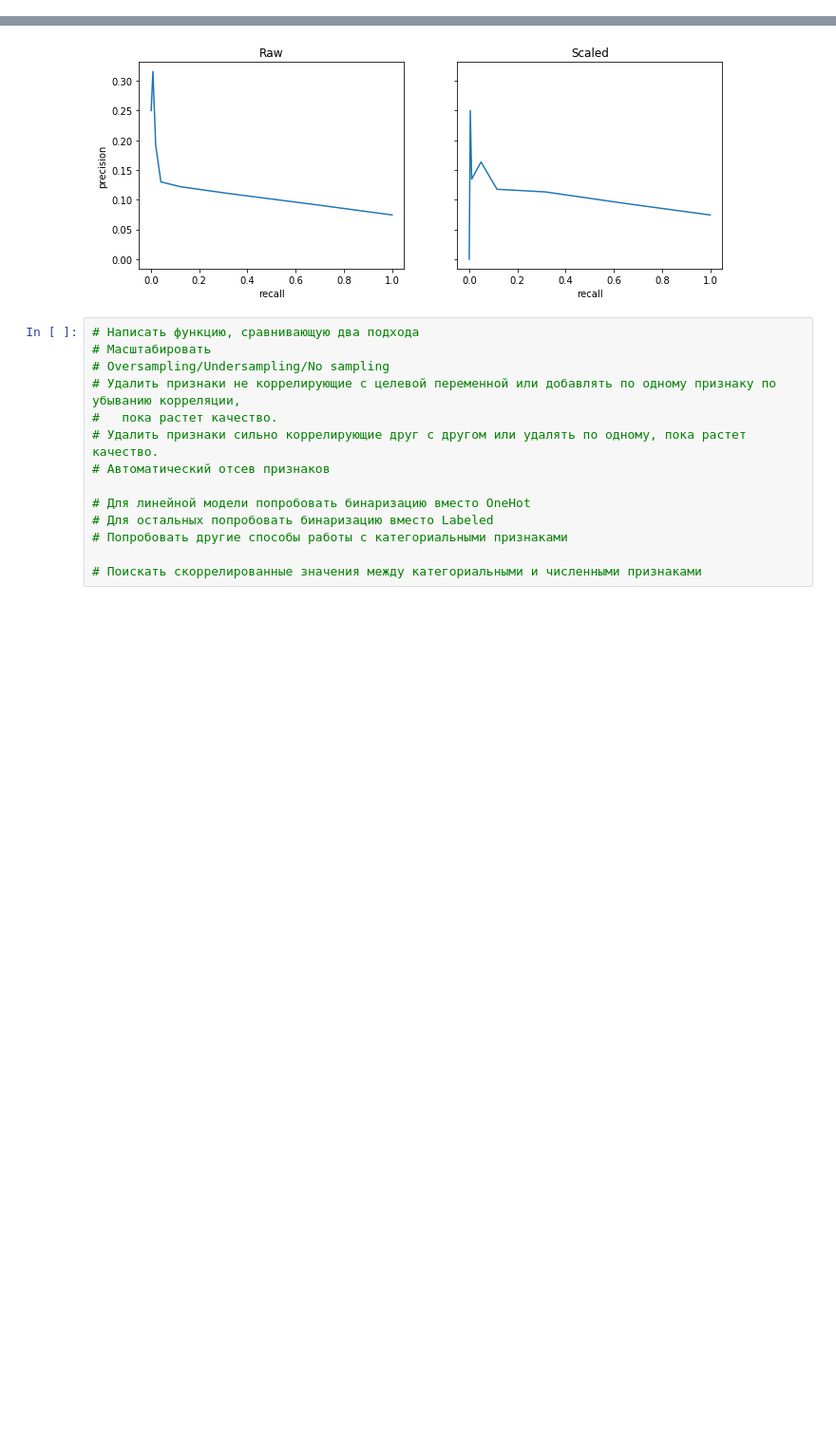
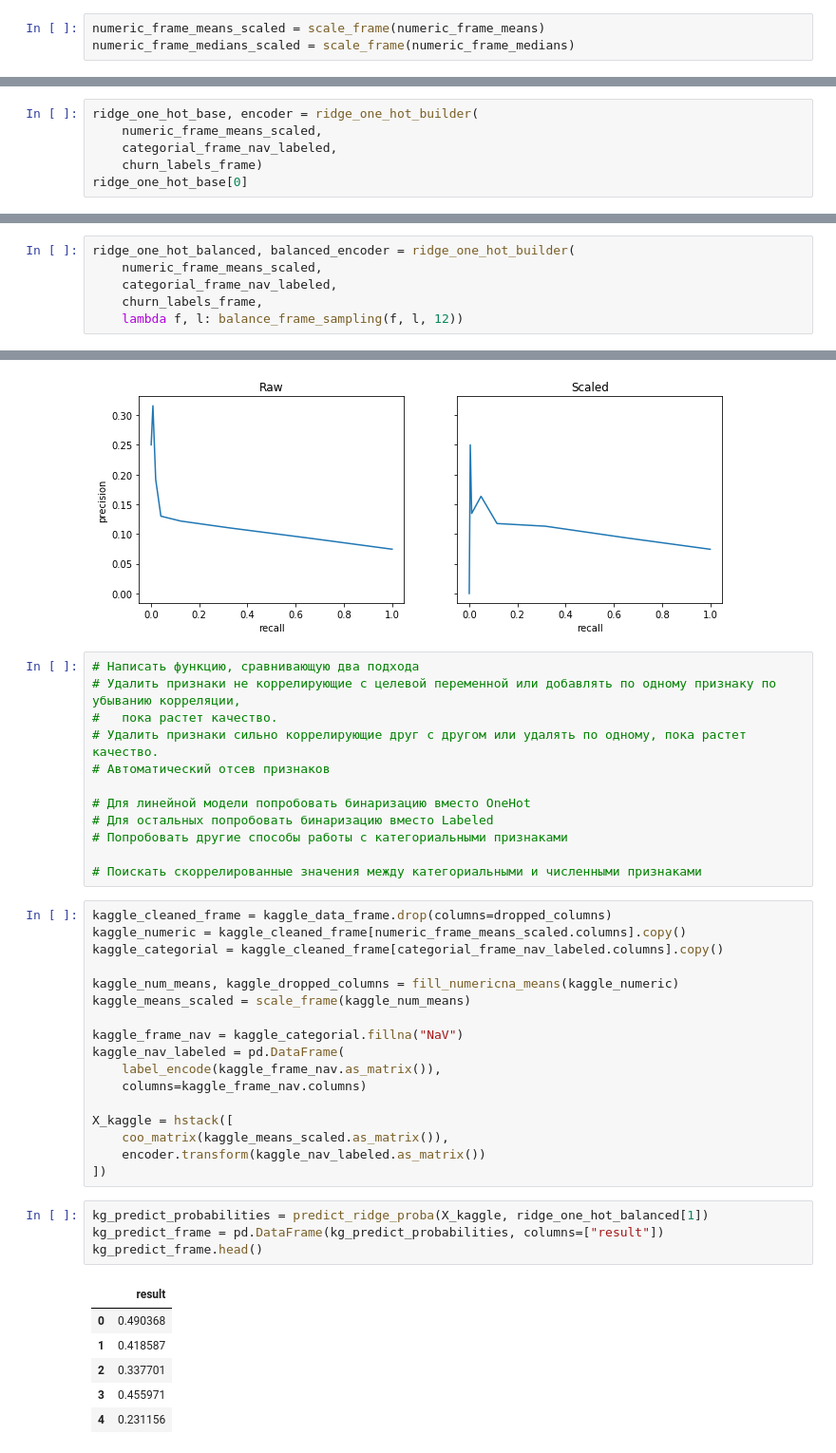
Before and after one commit to Agaspher20/DataAnalisysMipt, a Jupyter notebook: Python/6. DataAnalysisProject_Churn/week_4_competition.ipynb, the cells around one changed output, grey strips where cells are left out. Shown at 95% size. Saved outputs shown, nothing was run; the diff lists cells and outputs as text; blank space fills up the shorter version.

Commit message:
Added sampling Added code, which publish to kaggle

```diff
--- a/Python/6. DataAnalysisProject_Churn/week_4_competition.ipynb
+++ b/Python/6. DataAnalysisProject_Churn/week_4_competition.ipynb
@@ -120,3 +126,6 @@ numeric_frame_medians, dropped_na_numeric_columns = fill_numericna_medians(numer
+# %%
+numeric_frame_means_scaled = scale_frame(numeric_frame_means)
+numeric_frame_medians_scaled = scale_frame(numeric_frame_medians)
 # %% [markdown]
 Заполним пропущенные категориальные значения строками "NaV" (Not a value)
 # %%
@@ -303,0 +372,6 @@ def auc_roc(chart_data, ax, ax_index):
+# %%
+ridge_one_hot_base, encoder = ridge_one_hot_builder(
+    numeric_frame_means_scaled,
+    categorial_frame_nav_labeled,
+    churn_labels_frame)
+ridge_one_hot_base[0]
@@ -303,0 +401,6 @@ def auc_roc(chart_data, ax, ax_index):
+# %%
+ridge_one_hot_balanced, balanced_encoder = ridge_one_hot_builder(
+    numeric_frame_means_scaled,
+    categorial_frame_nav_labeled,
+    churn_labels_frame,
+    lambda f, l: balance_frame_sampling(f, l, 12))
@@ -376,8 +572,6 @@ charts_row(chart_models, auc_prc)
 [figure]
 # %%
 # Написать функцию, сравнивающую два подхода
-# Масштабировать
-# Oversampling/Undersampling/No sampling
 # Удалить признаки не коррелирующие с целевой переменной или добавлять по одному признаку по убыванию корреляции,
 #   пока растет качество.
 # Удалить признаки сильно коррелирующие друг с другом или удалять по одному, пока растет качество.
@@ -388,3 +582,31 @@ charts_row(chart_models, auc_prc)
 # Попробовать другие способы работы с категориальными признаками
 
 # Поискать скоррелированные значения между категориальными и численными признаками
+# %%
+kaggle_cleaned_frame = kaggle_data_frame.drop(columns=dropped_columns)
+kaggle_numeric = kaggle_cleaned_frame[numeric_frame_means_scaled.columns].copy()
+kaggle_categorial = kaggle_cleaned_frame[categorial_frame_nav_labeled.columns].copy()
+
+kaggle_num_means, kaggle_dropped_columns = fill_numericna_means(kaggle_numeric)
+kaggle_means_scaled = scale_frame(kaggle_num_means)
+
+kaggle_frame_nav = kaggle_categorial.fillna("NaV")
+kaggle_nav_labeled = pd.DataFrame(
+    label_encode(kaggle_frame_nav.as_matrix()),
+    columns=kaggle_frame_nav.columns)
+
+X_kaggle = hstack([
+    coo_matrix(kaggle_means_scaled.as_matrix()),
+    encoder.transform(kaggle_nav_labeled.as_matrix())
+])
+# %%
+kg_predict_probabilities = predict_ridge_proba(X_kaggle, ridge_one_hot_balanced[1])
+kg_predict_frame = pd.DataFrame(kg_predict_probabilities, columns=["result"])
+kg_predict_frame.head()
+# %% [output]
+|  | result |
+| 0 | 0.490368 |
+| 1 | 0.418587 |
+| 2 | 0.337701 |
+| 3 | 0.455971 |
+| 4 | 0.231156 |
```
Also changed, not shown: parts of 24 cells of this notebook.
